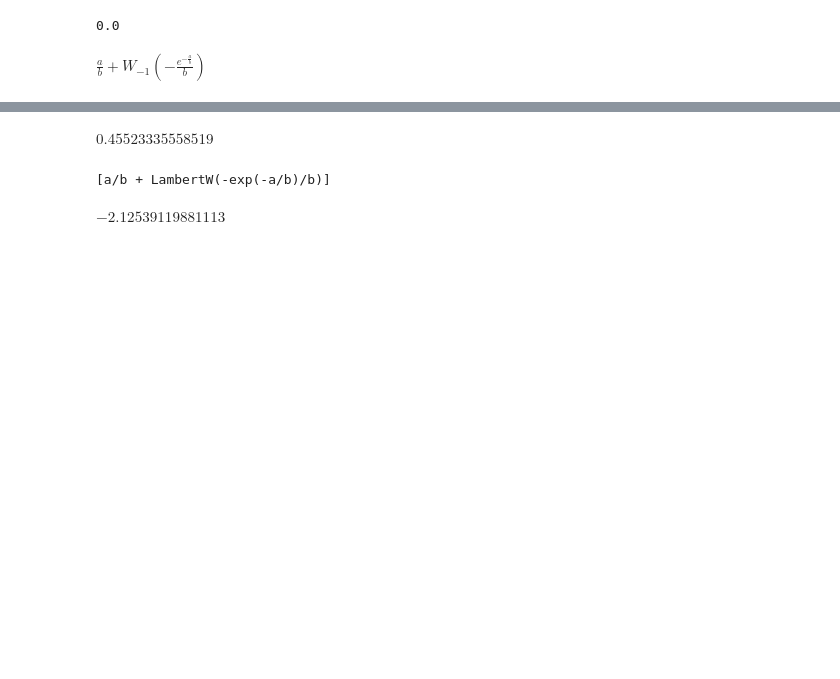
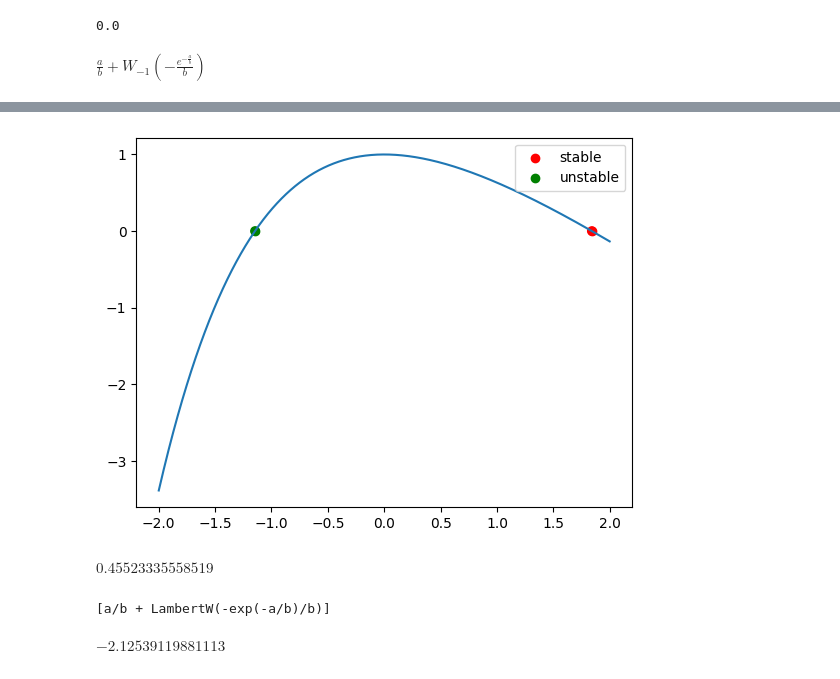
Before and after one commit to nurfnick/psychic-guide, a Jupyter notebook: Solvingw*.ipynb, the cells around one changed output, grey strips where cells are left out. Saved outputs shown, nothing was run; the diff lists cells and outputs as text; code cells hidden in the pictures; blank space fills up the shorter version.

```diff
--- a/Solvingw*.ipynb
+++ b/Solvingw*.ipynb
@@ -49 +48,19 @@ plt.show()
+# %%
+a0 = 2
+b0 = 1
+
+x = np.linspace(-2,2,1000)
+y = f(x,a0,b0)
+
+u = N(sol[0].subs(a,a0).subs(b,b0))
+u2 = N(g.subs(a,a0).subs(b,b0))
+
+plt.plot(x,y)
+plt.scatter(u,0,c = 'r',label = "stable")
+plt.scatter(u2,0,c = 'g', label = "unstable")
+plt.scatter([u,u2],[0,0], c = ['r','g'])
+plt.legend()
+plt.show()
+# %% [output]
+[figure, added]
 # %%
```
Also changed, not shown: parts of 3 cells of this notebook.
